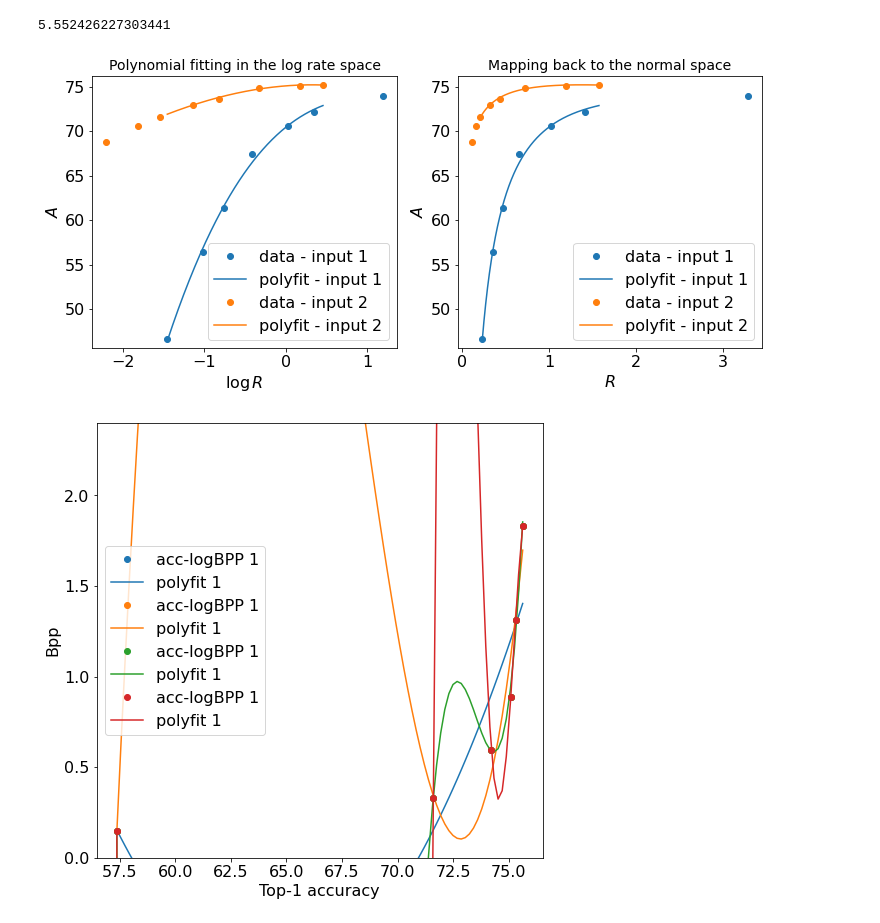
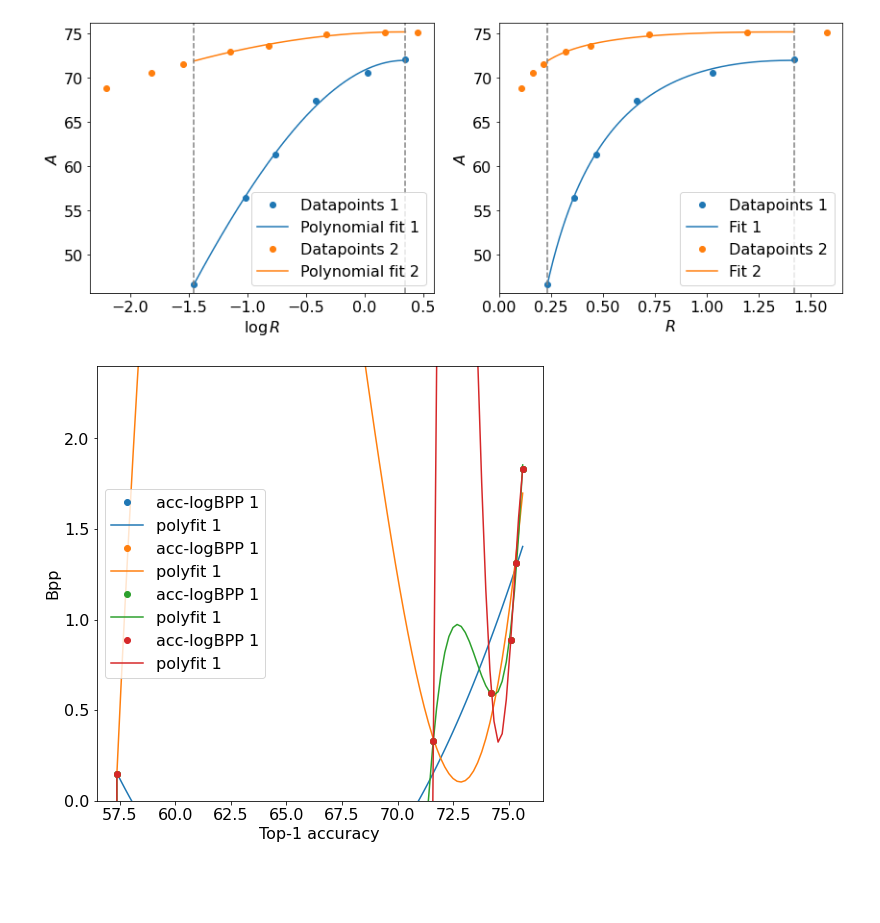
Before and after one commit to duanzhiihao/edge-cloud-rac, a Jupyter notebook: bdrate.ipynb, the cells around one changed output. Saved outputs shown, nothing was run; the diff lists cells and outputs as text; code cells hidden in the pictures; blank space fills up the shorter version.

```diff
--- a/bdrate.ipynb
+++ b/bdrate.ipynb
@@ -8,8 +8,10 @@ results_all = dict()
 
 results_all['webp'] = {
     'quality': [1, 8, 16, 32, 64, 80, 96],
-    'bpp': [0.233027, 0.361705, 0.466873, 0.661756, 1.028537, 1.418366, 3.293082],
-    'acc': [46.67, 56.37, 61.34, 67.39, 70.546, 72.138, 73.956],
+    # 'bpp': [0.233027, 0.361705, 0.466873, 0.661756, 1.028537, 1.418366, 3.293082],
+    # 'acc': [46.67, 56.37, 61.34, 67.39, 70.546, 72.138, 73.956],
+    'bpp': [0.233027, 0.361705, 0.466873, 0.661756, 1.028537, 1.418366],
+    'acc': [46.67, 56.37, 61.34, 67.39, 70.546, 72.138],
     'acc-ft': [68.06, 71.01, 72.41, 73.95, 75.25, 75.74, None],
 }
 results_all['wacv2022_code'] = {
@@ -111,45 +113,61 @@ def bd_accuracy(stats1, stats2, visualize=False):
     auc1, (_x1,_y1) = _poly_of_log_integral(poly1, xmin=bppmin, xmax=bppmax, N=10000)
     auc2, (_x2,_y2) = _poly_of_log_integral(poly2, xmin=bppmin, xmax=bppmax, N=10000)
 
     bd_acc = (auc2 - auc1) / (bppmax - bppmin)
 
     if visualize:
         x = np.linspace(np.log(bppmin), np.log(bppmax), num=200)
         fig1, ax = plt.subplots(1, 2, figsize=(12,5))
         plt.setp(ax, ylim=(min(min(acc1), min(acc2))-1, max(max(acc1), max(acc2))+1))
         # left figure: log space
-        l1 = ax[0].plot(logb1, acc1, label=f'data - {name1}', marker='.', markersize=12, linestyle='none')
-        ax[0].plot(x, np.polyval(poly1, x), label=f'polyfit - {name1}', color=l1[0].get_color())
-        l2 = ax[0].plot(logb2, acc2, label=f'data - {name2}', marker='.', markersize=12, linestyle='none')
-        ax[0].plot(x, np.polyval(poly2, x), label=f'polyfit - {name2}', color=l2[0].get_color())
+        # l1 = ax[0].plot(logb1, acc1, label=f'data - {name1}', marker='.', markersize=12, linestyle='none')
+        # ax[0].plot(x, np.polyval(poly1, x), label=f'polyfit - {name1}', color=l1[0].get_color())
+        # l2 = ax[0].plot(logb2, acc2, label=f'data - {name2}', marker='.', markersize=12, linestyle='none')
+        # ax[0].plot(x, np.polyval(poly2, x), label=f'polyfit - {name2}', color=l2[0].get_color())
+        l1 = ax[0].plot(logb1, acc1, label=f'Datapoints 1', marker='.', markersize=12, linestyle='none')
+        ax[0].plot(x, np.polyval(poly1, x), label=f'Polynomial fit 1', color=l1[0].get_color())
+        l2 = ax[0].plot(logb2, acc2, label=f'Datapoints 2', marker='.', markersize=12, linestyle='none')
+        ax[0].plot(x, np.polyval(poly2, x), label=f'Polynomial fit 2', color=l2[0].get_color())
         ax[0].set_xlabel('$\log R$')
         ax[0].set_ylabel('$A$')
-        ax[0].set_title('Polynomial fitting in the log rate space', fontdict = {'fontsize' : 14})
+        # ax[0].set_title('Polynomial fitting in the log rate space', fontdict = {'fontsize' : 14})
+        # ax[0].set_title('The log rate space', fontdict = {'fontsize' : 14})
         ax[0].legend(loc='lower right')
+        ax[0].axvline(x=x.min(), color='gray', linestyle='--')
+        ax[0].axvline(x=x.max(), color='gray', linestyle='--')
         # right figure: normal space
-        l1 = ax[1].plot(bpp1,  acc1, label=f'data - {name1}', marker='.', markersize=12, linestyle='none')
-        ax[1].plot(_x1, _y1, label=f'polyfit - {name1}', color=l1[0].get_color())
-        l2 = ax[1].plot(bpp2,  acc2, label=f'data - {name2}', marker='.', markersize=12, linestyle='none')
-        ax[1].plot(_x2, _y2, label=f'polyfit - {name2}', color=l2[0].get_color())
+        # l1 = ax[1].plot(bpp1,  acc1, label=f'data - {name1}', marker='.', markersize=12, linestyle='none')
+        # ax[1].plot(_x1, _y1, label=f'polyfit - {name1}', color=l1[0].get_color())
+        # l2 = ax[1].plot(bpp2,  acc2, label=f'data - {name2}', marker='.', markersize=12, linestyle='none')
+        # ax[1].plot(_x2, _y2, label=f'polyfit - {name2}', color=l2[0].get_color())
+        l1 = ax[1].plot(bpp1,  acc1, label=f'Datapoints 1', marker='.', markersize=12, linestyle='none')
+        ax[1].plot(_x1, _y1, label=f'Fit 1', color=l1[0].get_color())
+        l2 = ax[1].plot(bpp2,  acc2, label=f'Datapoints 2', marker='.', markersize=12, linestyle='none')
+        ax[1].plot(_x2, _y2, label=f'Fit 2', color=l2[0].get_color())
+        ax[1].set_xlim(0.0)
         ax[1].set_xlabel('$R$')
         ax[1].set_ylabel('$A$')
-        ax[1].set_title('Mapping back to the normal space', fontdict = {'fontsize' : 14})
+        # ax[1].set_title('Map curves back to the normal space and \ncompute average accuracy increment', fontdict = {'fontsize' : 14})
+        # ax[1].set_title('Map curves back to the normal space and \ncompute average accuracy increment', fontdict = {'fontsize' : 14})
         ax[1].legend(loc='lower right')
+        ax[1].axvline(x=bppmin, color='gray', linestyle='--')
+        ax[1].axvline(x=bppmax, color='gray', linestyle='--')
     else:
         pass
 
     return bd_acc
 
 # for k in results_all.keys():
 #     polynomial_fit(results_all[k])
 # polynomial_fit(results_all['webp'])
 # polynomial_fit(results_all['wacv2022_code'])
 
 # bd_accuracy(results_all['wacv2022_code'], results_all['ours_s8_medium'], visualize=True)
 bd_accuracy(results_all['webp'], results_all['ours_s8_medium'], visualize=True)
+plt.tight_layout()
+plt.savefig('bd-acc.pdf')
 # %% [output]
-5.552426227303441
-[figure, old version]
+[figure, new version]
 # %%
 def bd_rate(stats1, stats2, degree=3):
     bpp1 = stats1['bpp']
```
Also changed, not shown: 2 other files.
